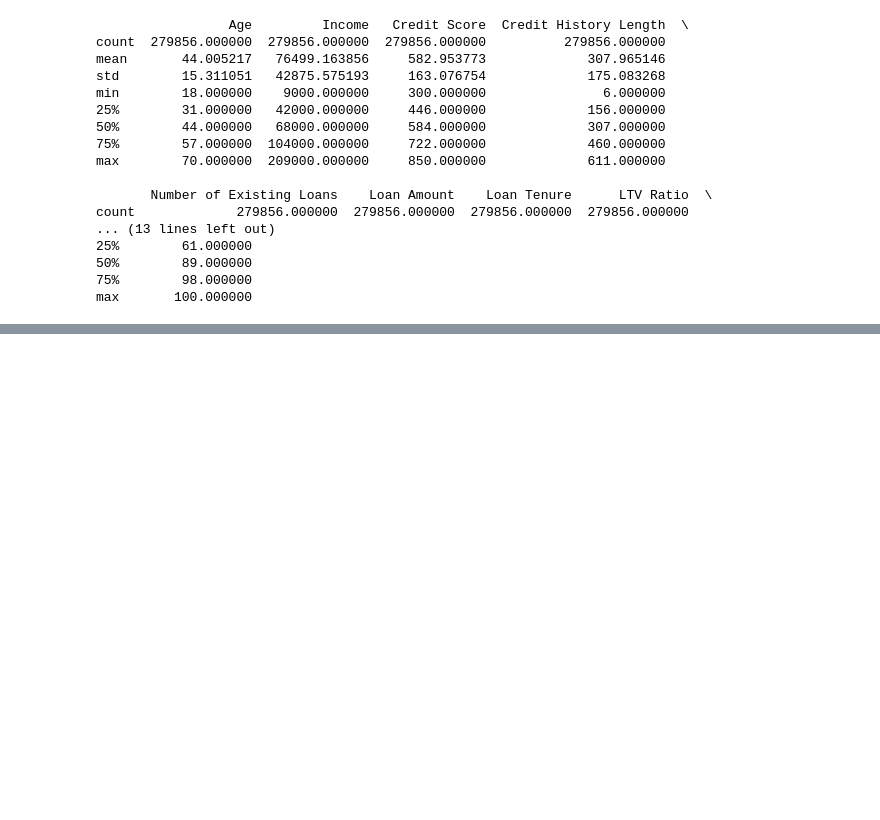
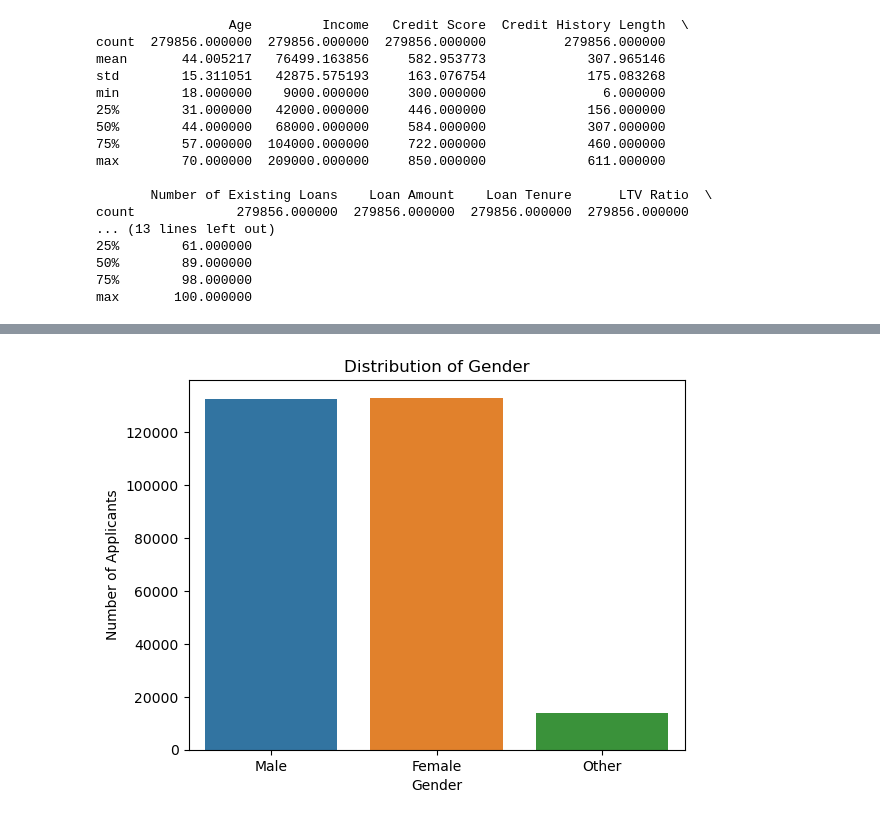
Before and after one commit to sanjip1203/Credit_score_prediction, a Jupyter notebook: group.ipynb, the cells around one changed output, grey strips where cells are left out. Drawn from its saved outputs; the diff is of its cells as text; code cells hidden in the pictures; blank space fills up the shorter version.

```diff
--- a/group.ipynb
+++ b/group.ipynb
@@ -109,0 +178,9 @@ max       100.000000
+# %%
+# Plotting the bar chart
+sns.countplot(x='Gender', data=df, order=['Male', 'Female', 'Other'])
+plt.title('Distribution of Gender')
+plt.ylabel('Number of Applicants')
+plt.xlabel('Gender')
+plt.show()
+# %% [output]
+[figure, added]
```
Also changed, not shown: parts of 64 cells of this notebook.
